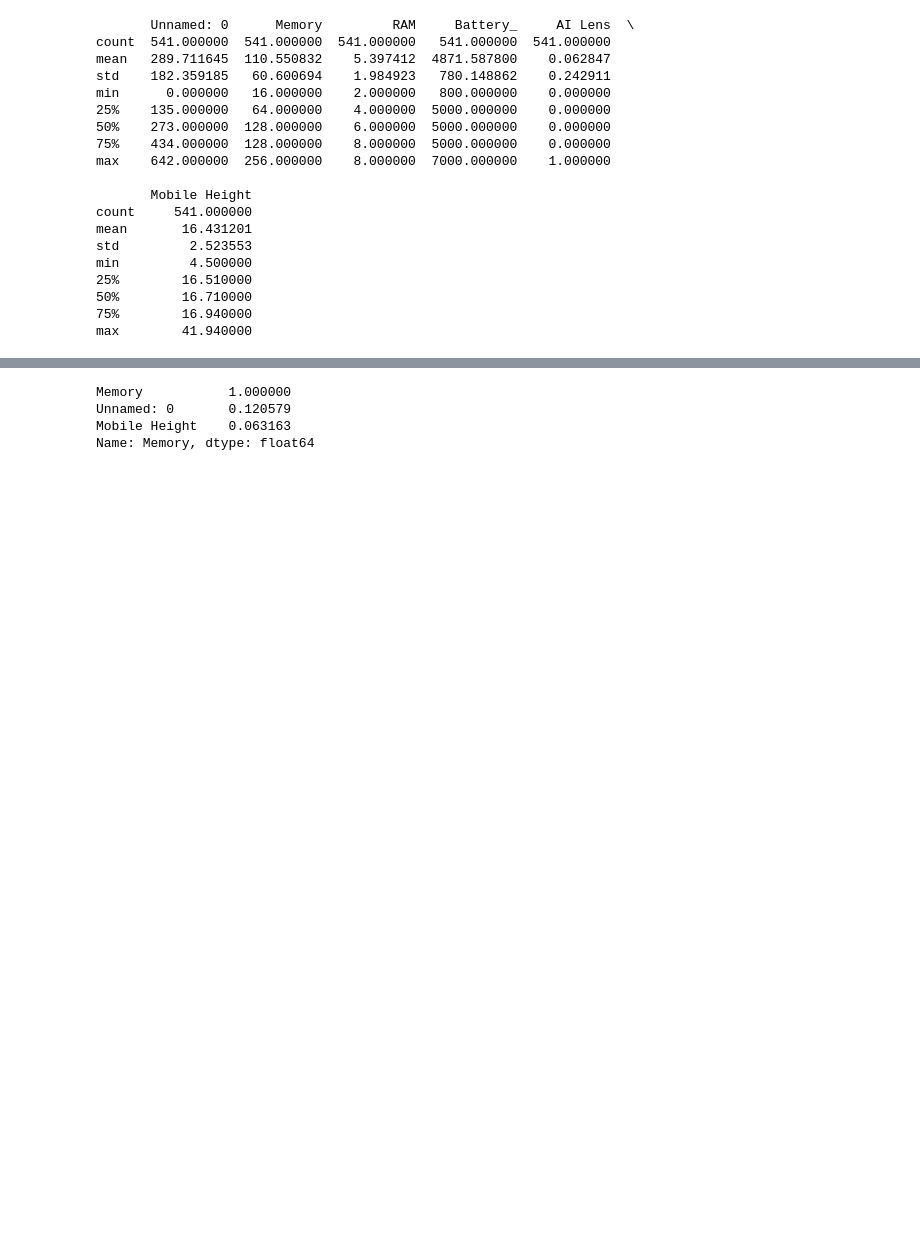
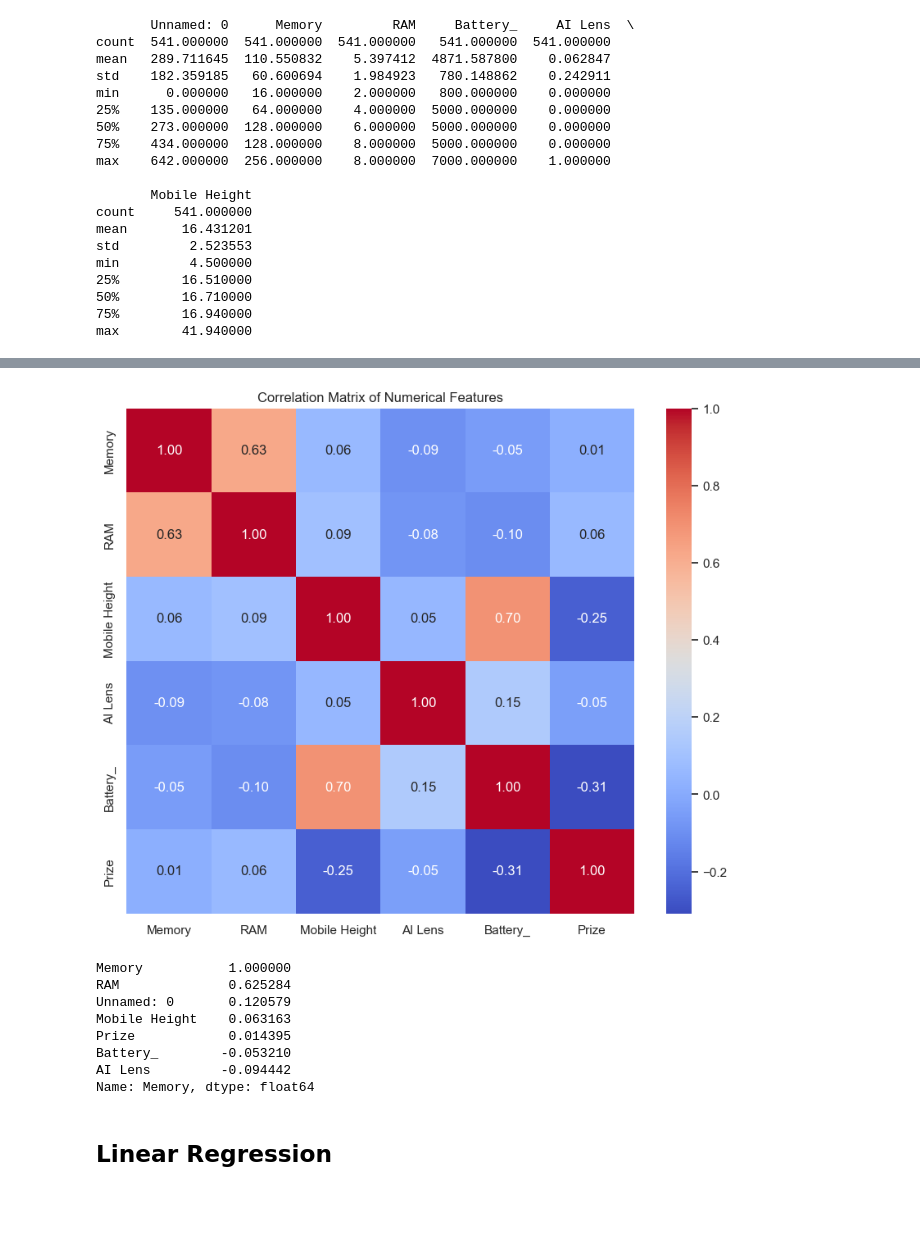
Before and after one commit to bhp001/Price-Prediction-for-Mobile-Phones, a Jupyter notebook: Feature Extraction and Price Prediction for Mobile Phones.ipynb, the cells around one changed output, grey strips where cells are left out. Drawn from its saved outputs; the diff is of its cells as text; code cells hidden in the pictures; blank space fills up the shorter version.

```diff
--- a/Feature Extraction and Price Prediction for Mobile Phones.ipynb
+++ b/Feature Extraction and Price Prediction for Mobile Phones.ipynb
@@ -92,7 +120,6 @@ max        41.940000
 # %%
-# Handle missing values
-imputer = SimpleImputer(strategy="mean")
-data["Memory"] = imputer.fit_transform(data[["Memory"]])
 
 # Convert categorical variables to numerical using one-hot encoding
-data = pd.get_dummies(data, columns=["Model", "Colour", "Rear Camera", "Front Camera", "Processor_"])
+data1 = pd.get_dummies(data, columns=["Model", "Colour", "Rear Camera", "Front Camera", "Processor_"])
+
+print(data1)
@@ -99,3 +195,21 @@ data = pd.get_dummies(data, columns=["Model", "Colour", "Rear Camera", "Front Ca
+# %%
+
+# Creating a correlation matrix
+correlation_matrix = data[['Memory', 'RAM', 'Mobile Height','AI Lens', 'Battery_','Prize']].corr()
+
+
+# Setting up the visualization style
+
+sns.set(style='whitegrid')
+
+# Plotting a heatmap for correlation matrix
+
+plt.figure(figsize=(10,8))
+sns.heatmap(correlation_matrix, annot=True, cmap='coolwarm', fmt='.2f')
+plt.title("Correlation Matrix of Numerical Features")
+plt.show()
+# %% [output]
+[figure, added]
 # %%
 #correlation analysis
 # Exclude non-numeric columns from correlation analysis
@@ -105,6 +219,14 @@ price_correlation = correlation_matrix['Memory'].sort_values(ascending=False)
 print(price_correlation)
 # %% [output]
 Memory           1.000000
+RAM              0.625284
 Unnamed: 0       0.120579
 Mobile Height    0.063163
+Prize            0.014395
+Battery_        -0.053210
+AI Lens         -0.094442
 Name: Memory, dtype: float64
+# %% [markdown]
+## Linear Regression
+# %% [markdown]
+##
```
Also changed, not shown: parts of 48 cells of this notebook.
